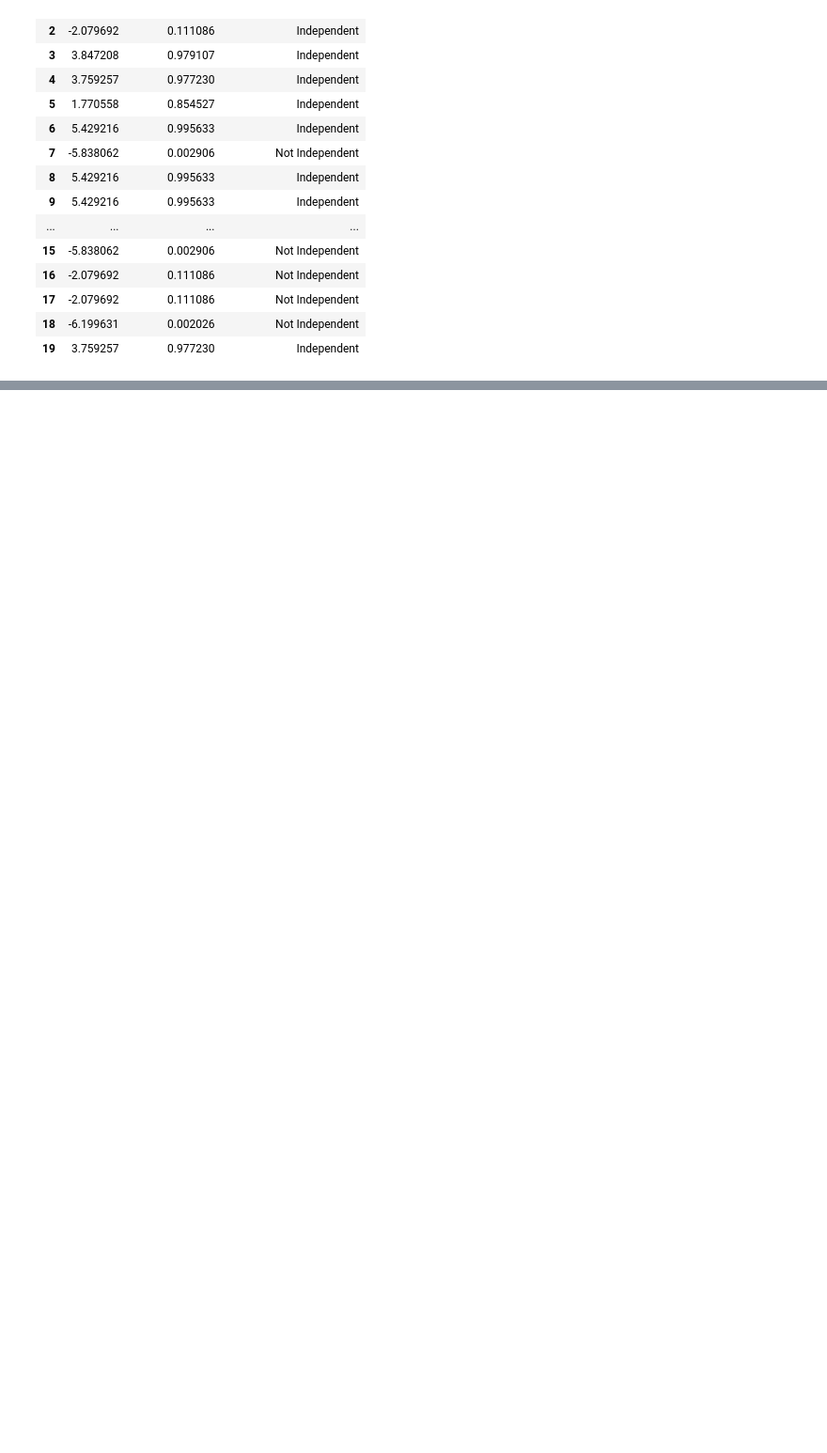
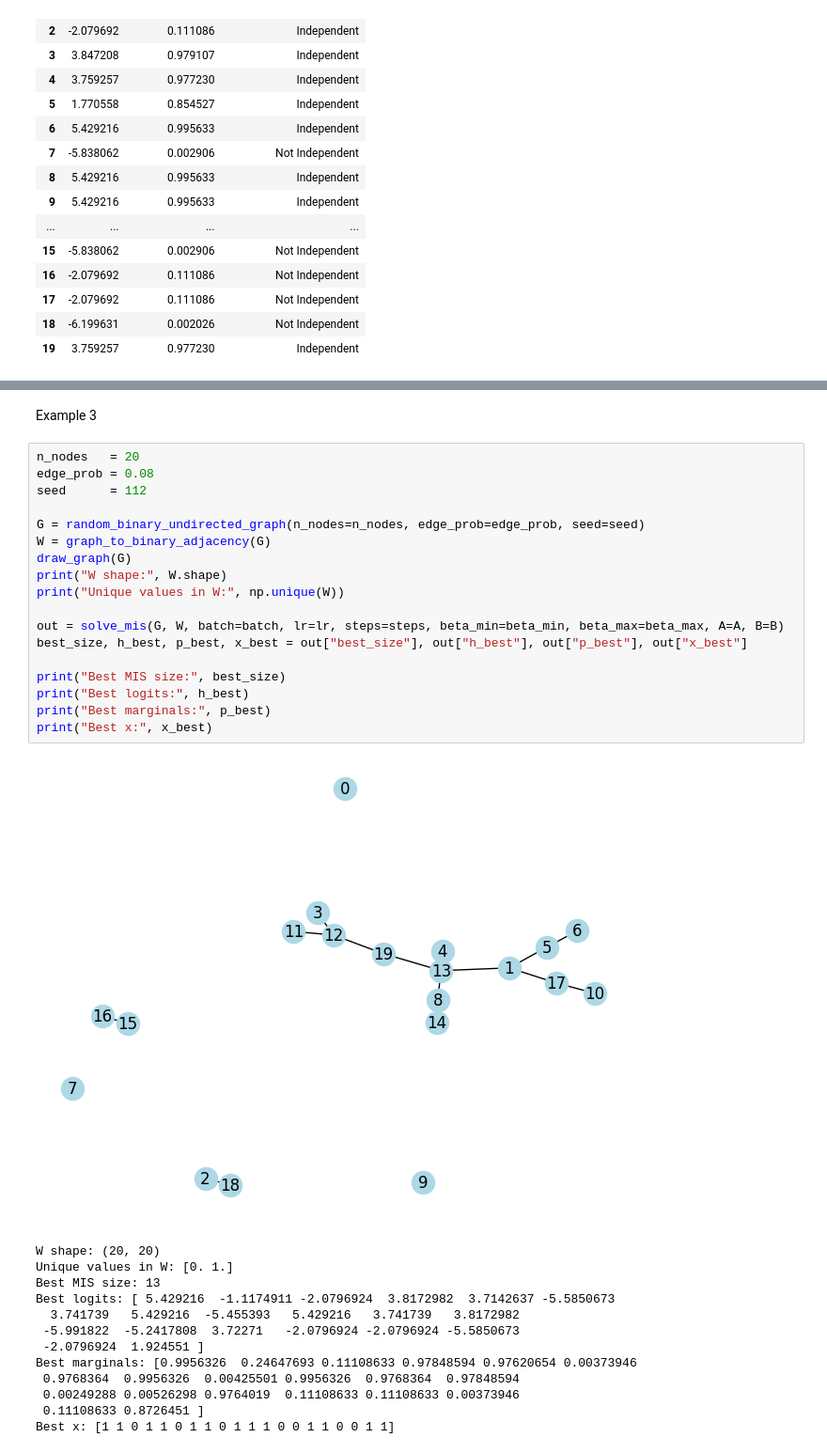
Before and after one commit to ronitd2002/QeFEM, a Jupyter notebook: hamiltonians/MIS-trial-run.ipynb, the cells around one changed output, grey strips where cells are left out. Shown at 94% size. Cells and saved outputs as stored; diff of their text form; blank space fills up the shorter version.

```diff
--- a/hamiltonians/MIS-trial-run.ipynb
+++ b/hamiltonians/MIS-trial-run.ipynb
@@ -194,0 +259,34 @@ df_mis
+# %% [markdown]
+Example 3
+# %%
+n_nodes   = 20
+edge_prob = 0.08
+seed      = 112
+
+G = random_binary_undirected_graph(n_nodes=n_nodes, edge_prob=edge_prob, seed=seed)
+W = graph_to_binary_adjacency(G)
+draw_graph(G)
+print("W shape:", W.shape)
+print("Unique values in W:", np.unique(W))
+
+out = solve_mis(G, W, batch=batch, lr=lr, steps=steps, beta_min=beta_min, beta_max=beta_max, A=A, B=B)
+best_size, h_best, p_best, x_best = out["best_size"], out["h_best"], out["p_best"], out["x_best"]
+
+print("Best MIS size:", best_size)
+print("Best logits:", h_best)
+print("Best marginals:", p_best)
+print("Best x:", x_best)
+# %% [output]
+[figure, added]
+W shape: (20, 20)
+Unique values in W: [0. 1.]
+Best MIS size: 13
+Best logits: [ 5.429216  -1.1174911 -2.0796924  3.8172982  3.7142637 -5.5850673
+  3.741739   5.429216  -5.455393   5.429216   3.741739   3.8172982
+ -5.991822  -5.2417808  3.72271   -2.0796924 -2.0796924 -5.5850673
+ -2.0796924  1.924551 ]
+Best marginals: [0.9956326  0.24647693 0.11108633 0.97848594 0.97620654 0.00373946
+ 0.9768364  0.9956326  0.00425501 0.9956326  0.9768364  0.97848594
+ 0.00249288 0.00526298 0.9764019  0.11108633 0.11108633 0.00373946
+ 0.11108633 0.8726451 ]
+Best x: [1 1 0 1 1 0 1 1 0 1 1 1 0 0 1 1 0 0 1 1]
```
Also changed, not shown: parts of 12 cells of this notebook, 1 other file.
